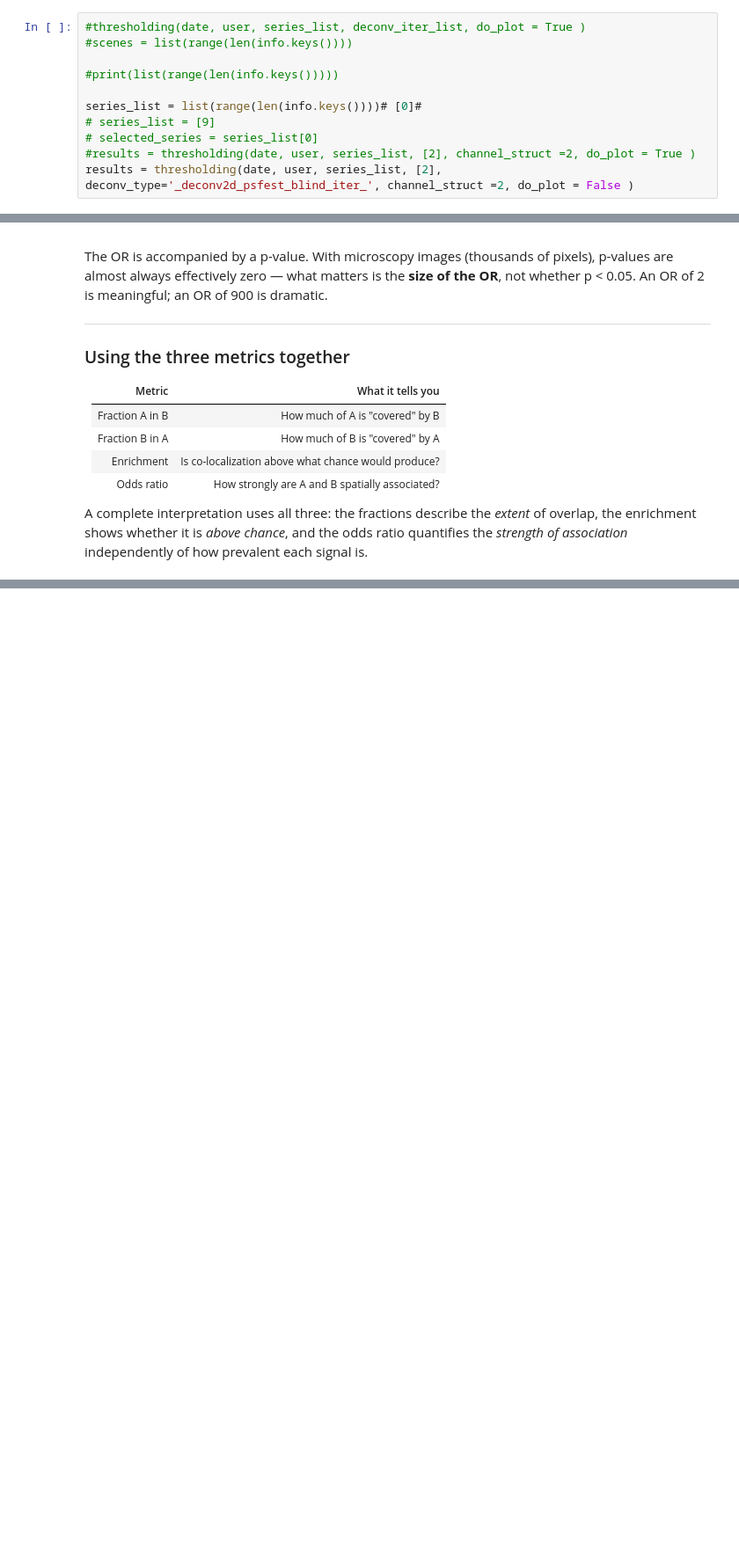
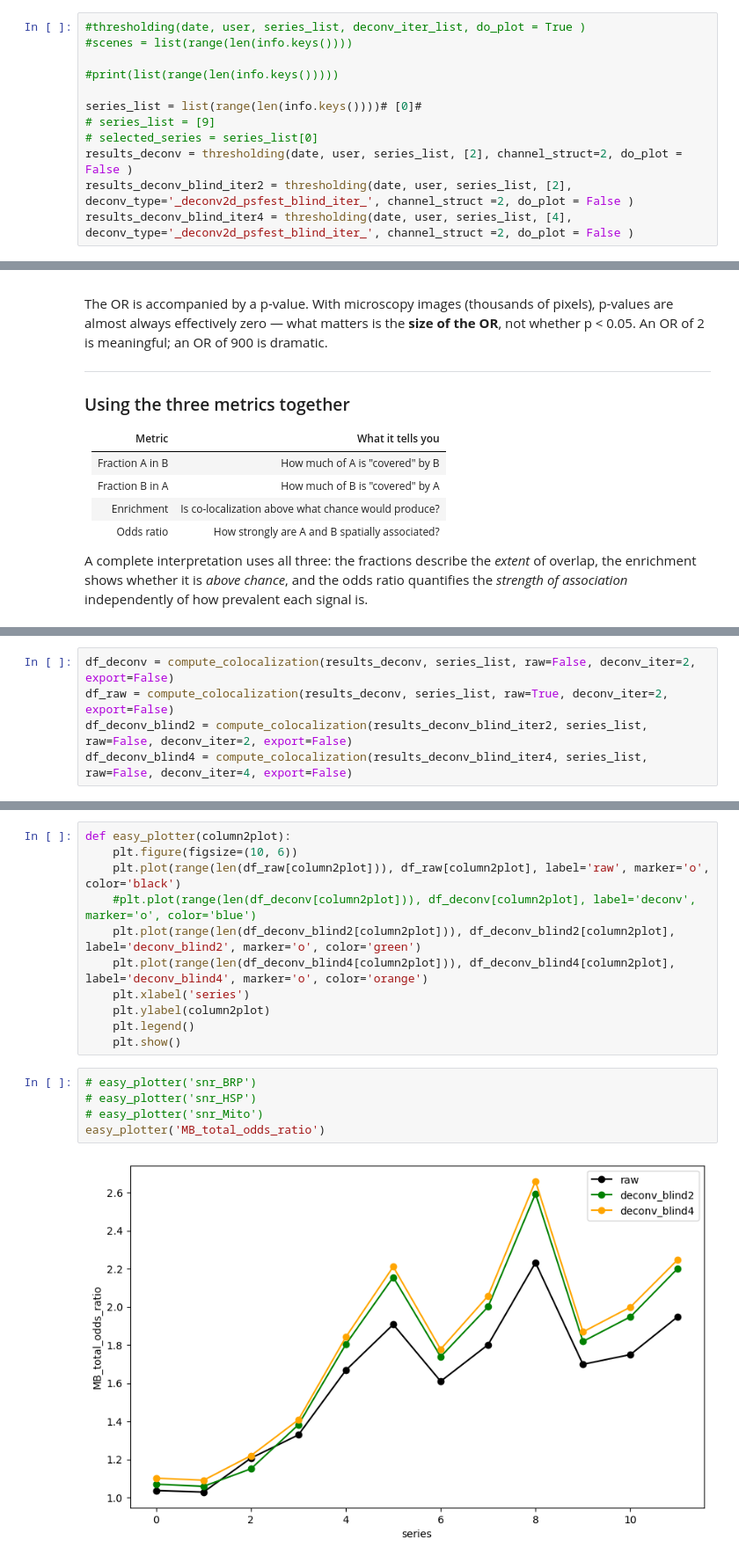
Before and after one commit to gmalagonv/confocal, a Jupyter notebook: analysis_notebooks/26_06_15_all_b.ipynb, the cells around one changed output, grey strips where cells are left out. Shown at 88% size. Saved outputs shown, nothing was run; the diff lists cells and outputs as text; blank space fills up the shorter version.

```diff
--- a/analysis_notebooks/26_06_15_all_b.ipynb
+++ b/analysis_notebooks/26_06_15_all_b.ipynb
@@ -339,8 +343,9 @@ flagged2d: 1.0
 series_list = list(range(len(info.keys())))# [0]#
 # series_list = [9]
 # selected_series = series_list[0]
-#results = thresholding(date, user, series_list, [2], channel_struct =2, do_plot = True )
-results = thresholding(date, user, series_list, [2], deconv_type='_deconv2d_psfest_blind_iter_', channel_struct =2, do_plot = False )
+results_deconv = thresholding(date, user, series_list, [2], channel_struct=2, do_plot = False )
+results_deconv_blind_iter2 = thresholding(date, user, series_list, [2], deconv_type='_deconv2d_psfest_blind_iter_', channel_struct =2, do_plot = False )
+results_deconv_blind_iter4 = thresholding(date, user, series_list, [4], deconv_type='_deconv2d_psfest_blind_iter_', channel_struct =2, do_plot = False )
 # %% [output]
 [0, 1, 2, 3, 4, 5, 6, 7, 8, 9, 10, 11]
 /home/gerard/data/confocal/2026_06_15_Carmina/Project.lif
@@ -702,0 +680,5 @@ Spearman(snr_min_HSP_Mito, MB_total_enrichment) = -0.483 (p=0.112)
+# %%
+df_deconv = compute_colocalization(results_deconv, series_list, raw=False, deconv_iter=2, export=False)
+df_raw = compute_colocalization(results_deconv, series_list, raw=True, deconv_iter=2, export=False)
+df_deconv_blind2 = compute_colocalization(results_deconv_blind_iter2, series_list, raw=False, deconv_iter=2, export=False)
+df_deconv_blind4 = compute_colocalization(results_deconv_blind_iter4, series_list, raw=False, deconv_iter=4, export=False)
@@ -702,0 +921,18 @@ Spearman(snr_min_HSP_Mito, MB_total_enrichment) = -0.483 (p=0.112)
+# %%
+def easy_plotter(column2plot):
+    plt.figure(figsize=(10, 6))
+    plt.plot(range(len(df_raw[column2plot])), df_raw[column2plot], label='raw', marker='o', color='black')
+    #plt.plot(range(len(df_deconv[column2plot])), df_deconv[column2plot], label='deconv', marker='o', color='blue')
+    plt.plot(range(len(df_deconv_blind2[column2plot])), df_deconv_blind2[column2plot], label='deconv_blind2', marker='o', color='green')
+    plt.plot(range(len(df_deconv_blind4[column2plot])), df_deconv_blind4[column2plot], label='deconv_blind4', marker='o', color='orange')
+    plt.xlabel('series')
+    plt.ylabel(column2plot)
+    plt.legend()
+    plt.show()
+# %%
+# easy_plotter('snr_BRP')
+# easy_plotter('snr_HSP')
+# easy_plotter('snr_Mito')
+easy_plotter('MB_total_odds_ratio')
+# %% [output]
+[figure, added]
```
Also changed, not shown: parts of 13 cells of this notebook, 5 other files.
